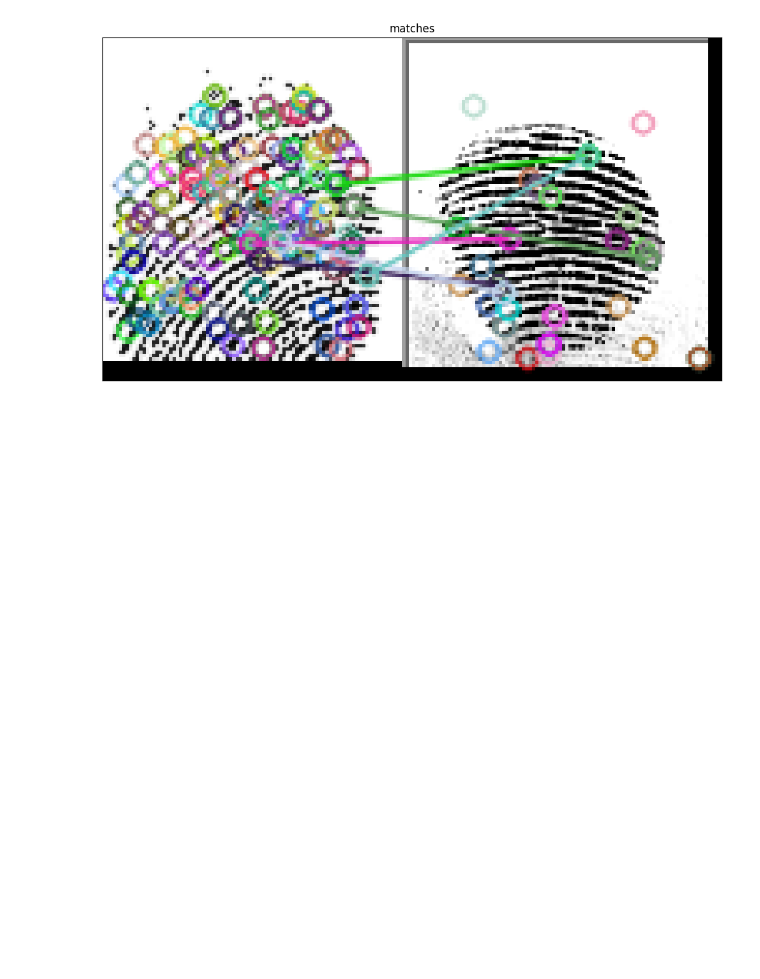
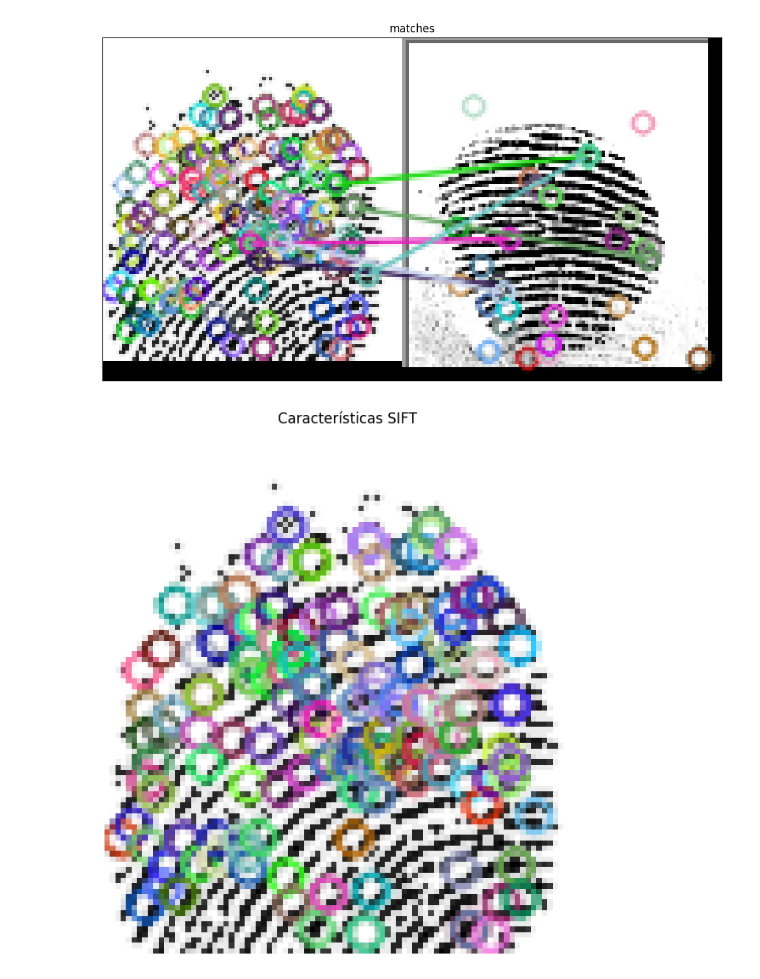
Before and after one commit to 97hackbrian/ArtificialVision, a Jupyter notebook: Exam_2_Coding.ipynb, the cells around one changed output. Drawn from its saved outputs; the diff is of its cells as text; code cells hidden in the pictures; blank space fills up the shorter version.

```diff
--- a/Exam_2_Coding.ipynb
+++ b/Exam_2_Coding.ipynb
@@ -283,3 +283,31 @@ matched => 261.6218566894531
 matched => 302.08111572265625
 No.
 [figure]
+# %%
+
+def mostrar_caracteristicas_sift(imagen_path):
+    # Crear un detector SIFT
+    sift = cv2.SIFT_create()
+
+    # Cargar la imagen
+    if type(imagen_path)==str():
+      imagen = cv2.imread(imagen_path, cv2.IMREAD_GRAYSCALE)
+    else:
+      imagen=imagen_path
+
+    # Detectar características SIFT
+    keypoints, descriptors = sift.detectAndCompute(imagen, None)
+
+    # Dibujar las características en la imagen
+    imagen_con_caracteristicas = cv2.drawKeypoints(imagen, keypoints, outImage=None)
+
+    # Mostrar la imagen con características SIFT
+    plt.imshow(imagen_con_caracteristicas)
+    plt.title("Características SIFT")
+    plt.axis('off')
+    plt.show()
+
+# Llamada de ejemplo a la función
+mostrar_caracteristicas_sift(blur)
+# %% [output]
+[figure, added]
```
